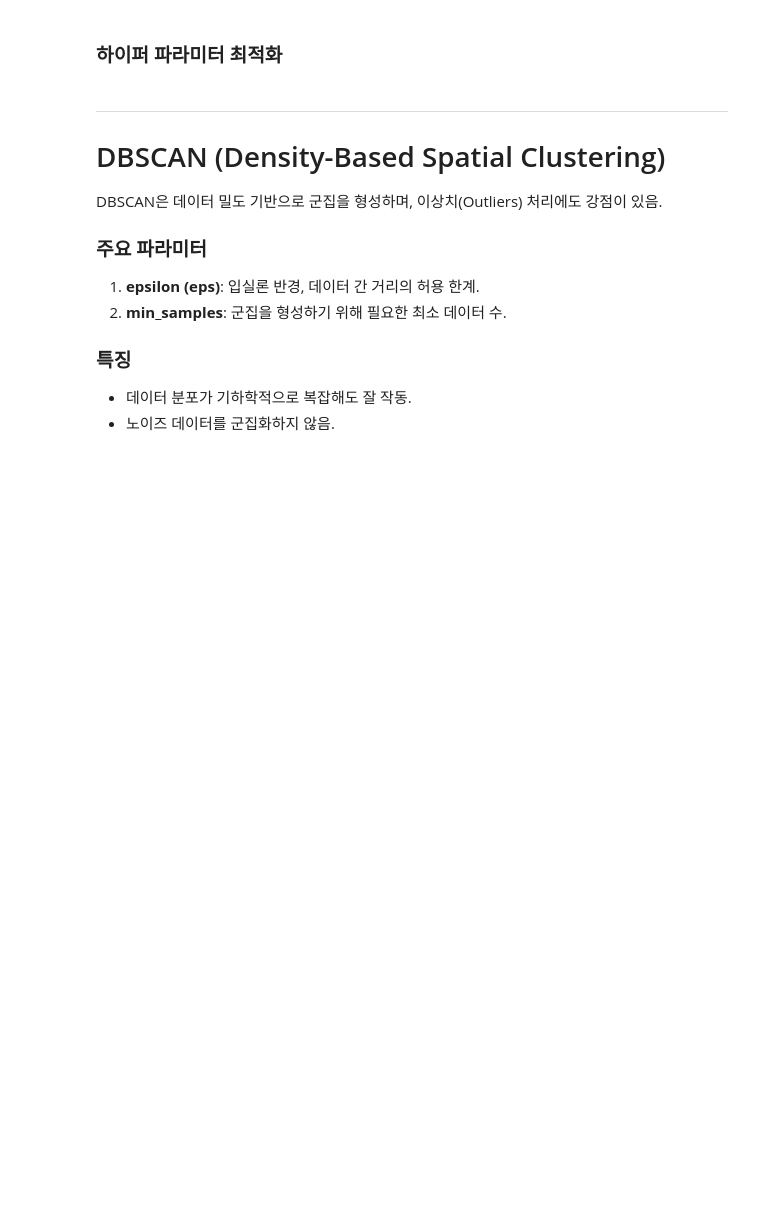
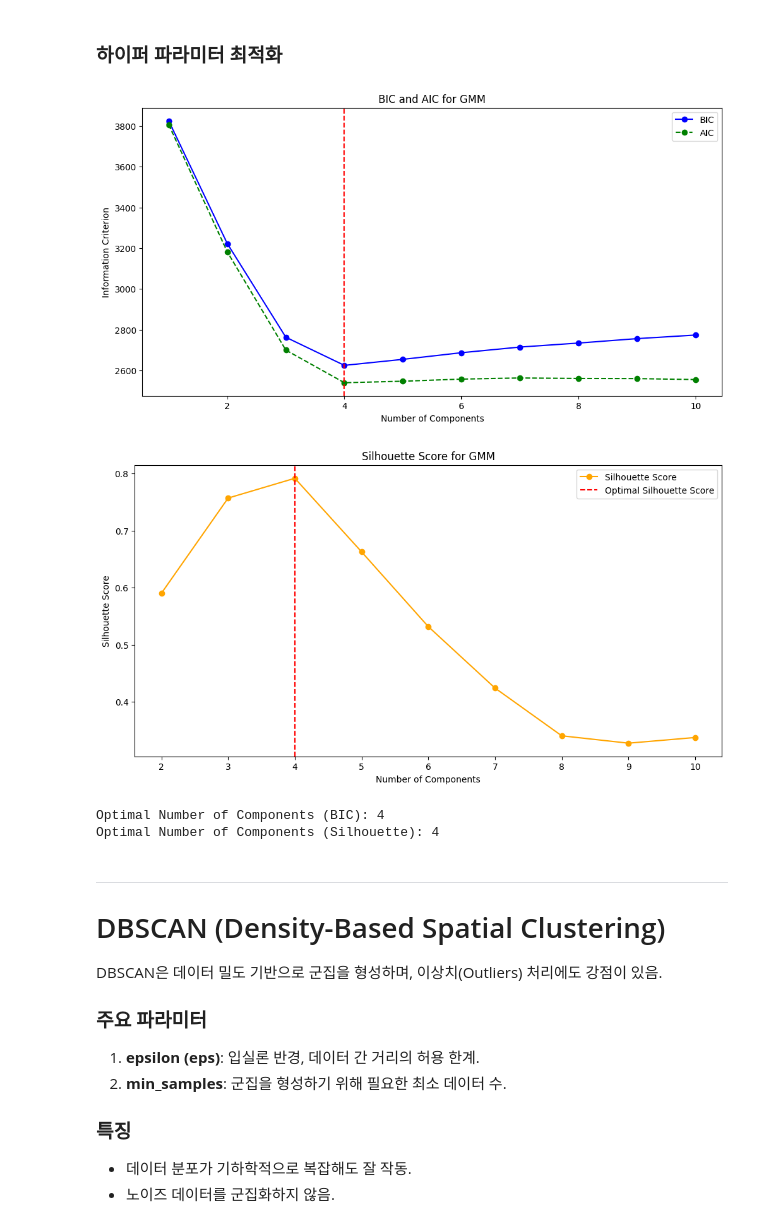
Before and after one commit to YeeeeeHo/ML_Final, a Jupyter notebook: 10.lecture_clustering.ipynb, the cells around one changed output. Drawn from its saved outputs; the diff is of its cells as text; code cells hidden in the pictures; blank space fills up the shorter version.

```diff
--- a/10.lecture_clustering.ipynb
+++ b/10.lecture_clustering.ipynb
@@ -228,6 +281,67 @@ plt.show()
 [figure]
 # %% [markdown]
 ### 하이퍼 파라미터 최적화
+# %%
+import numpy as np
+import matplotlib.pyplot as plt
+from sklearn.mixture import GaussianMixture
+from sklearn.metrics import silhouette_score
+
+# 클러스터 개수 범위 설정
+n_components_range = range(1, 11)  # 1부터 10까지
+
+# BIC, AIC, Silhouette Score 저장 리스트 초기화
+bic_scores = []
+aic_scores = []
+sil_scores = []
+
+for n_components in n_components_range:
+    gmm = GaussianMixture(n_components=n_components, random_state=42)
+    gmm.fit(X)
+
+    # BIC, AIC 계산
+    bic_scores.append(gmm.bic(X))
+    aic_scores.append(gmm.aic(X))
+
+    # Silhouette Score 계산 (군집이 최소 2개일 때만)
+    if n_components > 1:
+        labels = gmm.predict(X)
+        sil_scores.append(silhouette_score(X, labels))
+    else:
+        sil_scores.append(None)  # 클러스터가 1개일 때는 Silhouette Score 없음
+
+# BIC 및 AIC 그래프 그리기
+plt.figure(figsize=(12, 6))
+plt.plot(n_components_range, bic_scores, marker='o', linestyle='-', label='BIC', color='b')
+plt.plot(n_components_range, aic_scores, marker='o', linestyle='--', label='AIC', color='g')
+plt.title("BIC and AIC for GMM")
+plt.xlabel("Number of Components")
+plt.ylabel("Information Criterion")
+plt.legend()
+plt.axvline(x=n_components_range[np.argmin(bic_scores)], color='r', linestyle='--', label='Optimal BIC')
+plt.show()
+
+# Silhouette Score 그래프 그리기
+plt.figure(figsize=(12, 6))
+plt.plot(n_components_range[1:], sil_scores[1:], marker='o', linestyle='-', color='orange', label='Silhouette Score')
+plt.title("Silhouette Score for GMM")
+plt.xlabel("Number of Components")
+plt.ylabel("Silhouette Score")
+plt.axvline(x=n_components_range[1:][np.argmax(sil_scores[1:])], color='r', linestyle='--', label='Optimal Silhouette Score')
+plt.legend()
+plt.show()
+
+# 최적 클러스터 개수 출력
+optimal_bic = n_components_range[np.argmin(bic_scores)]
+optimal_silhouette = n_components_range[1:][np.argmax(sil_scores[1:])]
+
+print(f"Optimal Number of Components (BIC): {optimal_bic}")
+print(f"Optimal Number of Components (Silhouette): {optimal_silhouette}")
+# %% [output]
+[figure, added]
+[figure, added]
+Optimal Number of Components (BIC): 4
+Optimal Number of Components (Silhouette): 4
 # %% [markdown]
 ---
 # DBSCAN (Density-Based Spatial Clustering)
```
Also changed, not shown: parts of 7 cells of this notebook.
